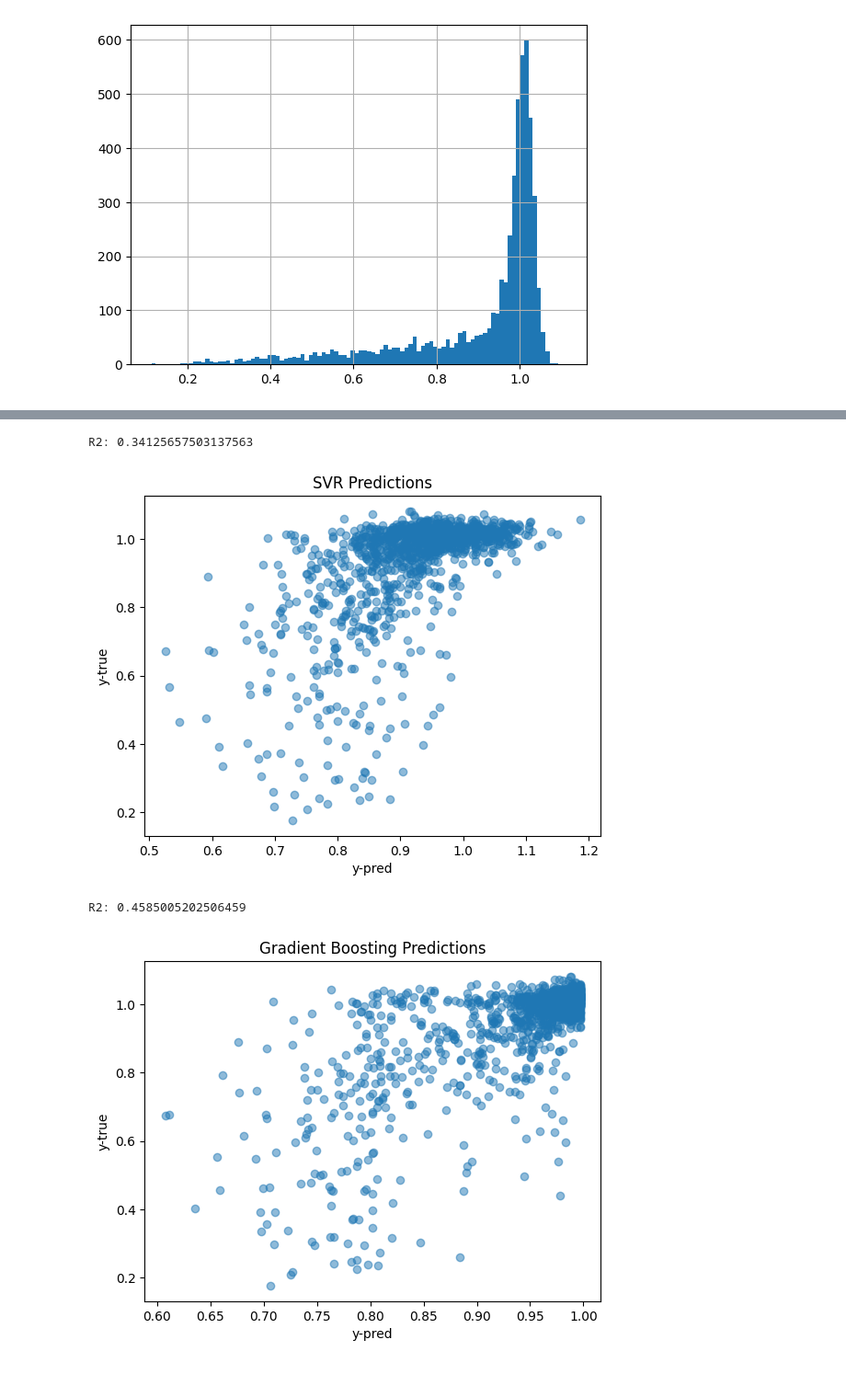
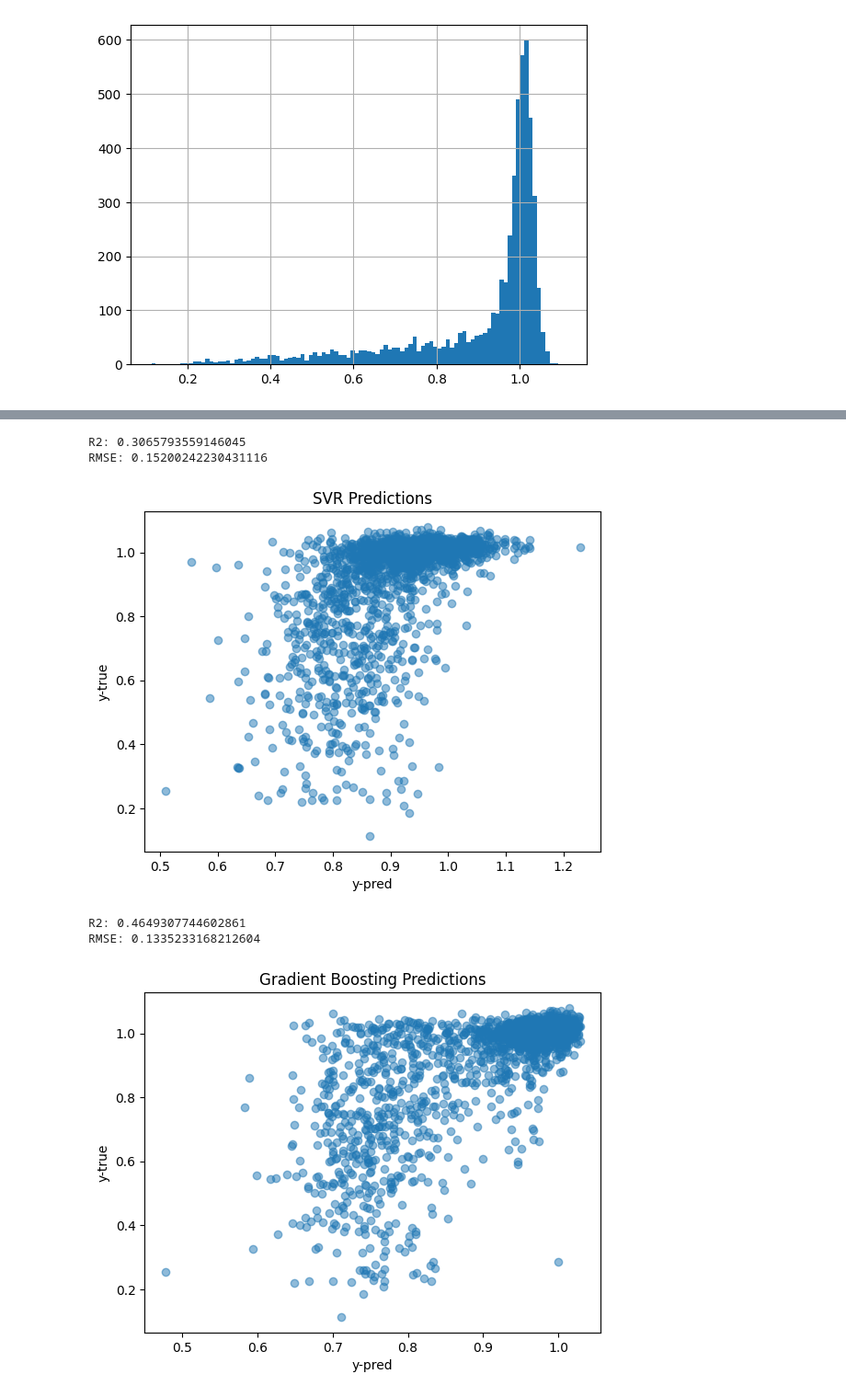
Before and after one commit to lesves/yeast-embeddings, a Jupyter notebook: InitialEvaluation.ipynb, the cells around one changed output, grey strips where cells are left out. Shown at 92% size. Drawn from its saved outputs; the diff is of its cells as text; code cells hidden in the pictures.

```diff
--- a/InitialEvaluation.ipynb
+++ b/InitialEvaluation.ipynb
@@ -175,17 +174,17 @@ R2: 0.4897736772483553
 # %%
-from sklearn.svm import SVR
-
+# use Support Vectors instead of Linear Regression
 A = smf_filter.merge(yeast_emb_best, on='gene_id', how='inner').dropna()
 X = A.iloc[:, 5:]
 y = A['smf_30']
 X_train, X_test, y_train, y_test = train_test_split(X, y, test_size=0.33, random_state=42)
 
 # Train an SVR model
-svr = SVR(kernel='rbf', C=3.0, epsilon=0.1)
+svr = SVR(kernel='rbf', C=2.0, epsilon=0.1)
 svr.fit(X_train, y_train)
 
 y_pred = svr.predict(X_test)
 print('R2:', r2_score(y_test, y_pred))
+print("RMSE:", np.sqrt(mean_squared_error(y_test, y_pred)))
 
 plt.scatter(y_pred, y_test, alpha=0.5)
 plt.xlabel("y-pred")
@@ -193,28 +192,30 @@ plt.ylabel("y-true")
 plt.title("SVR Predictions")
 plt.show()
 # %% [output]
-R2: 0.34125657503137563
+R2: 0.3065793559146045
+RMSE: 0.15200242230431116
-[figure, old version]
+[figure, new version]
 # %%
-from sklearn.ensemble import GradientBoostingRegressor
-
+# use Gradient Boosting Regression instead of Linear Regression
 A = smf_filter.merge(yeast_emb_best, on='gene_id', how='inner').dropna()
 X = A.iloc[:, 5:]
 y = A['smf_30']
 X_train, X_test, y_train, y_test = train_test_split(X, y, test_size=0.33, random_state=42)
 
-gb = GradientBoostingRegressor(n_estimators=20, learning_rate=0.1, max_depth=3, random_state=42)
+gb = GradientBoostingRegressor(n_estimators=20, learning_rate=0.2, max_depth=3, random_state=42)
 gb.fit(X_train, y_train)
 
 y_pred = gb.predict(X_test)
 print('R2:', r2_score(y_test, y_pred))
+print("RMSE:", np.sqrt(mean_squared_error(y_test, y_pred)))
 
 plt.scatter(y_pred, y_test, alpha=0.5)
 plt.xlabel("y-pred")
 plt.ylabel("y-true")
 plt.title("Gradient Boosting Predictions")
 plt.show()
 # %% [output]
-R2: 0.4585005202506459
+R2: 0.4649307744602861
+RMSE: 0.1335233168212604
-[figure, old version]
+[figure, new version]
 # %%
```
Also changed, not shown: parts of 10 cells of this notebook.
